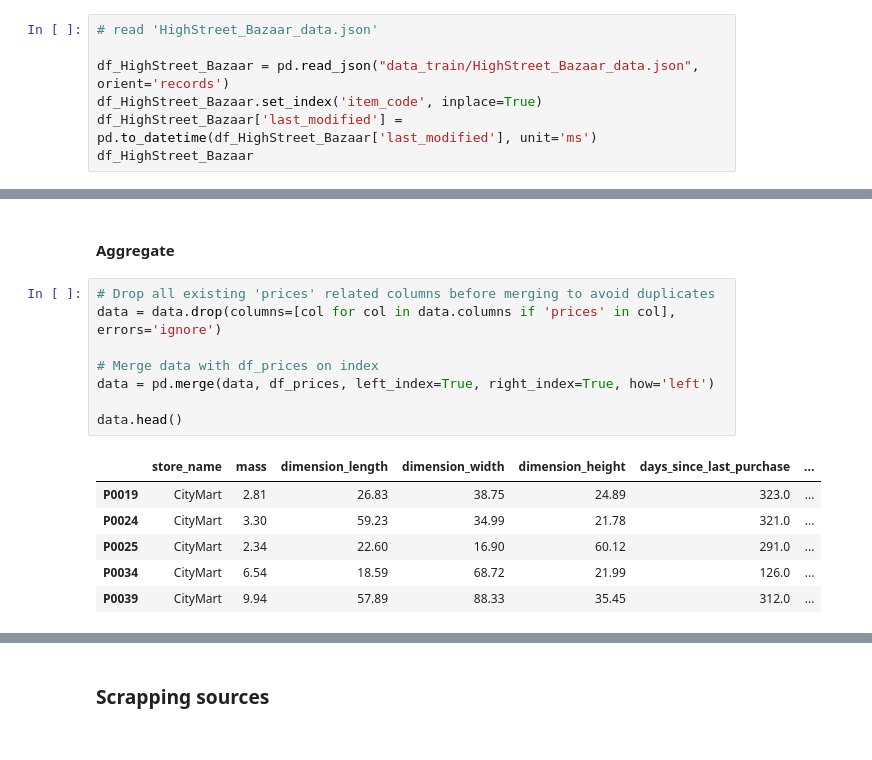
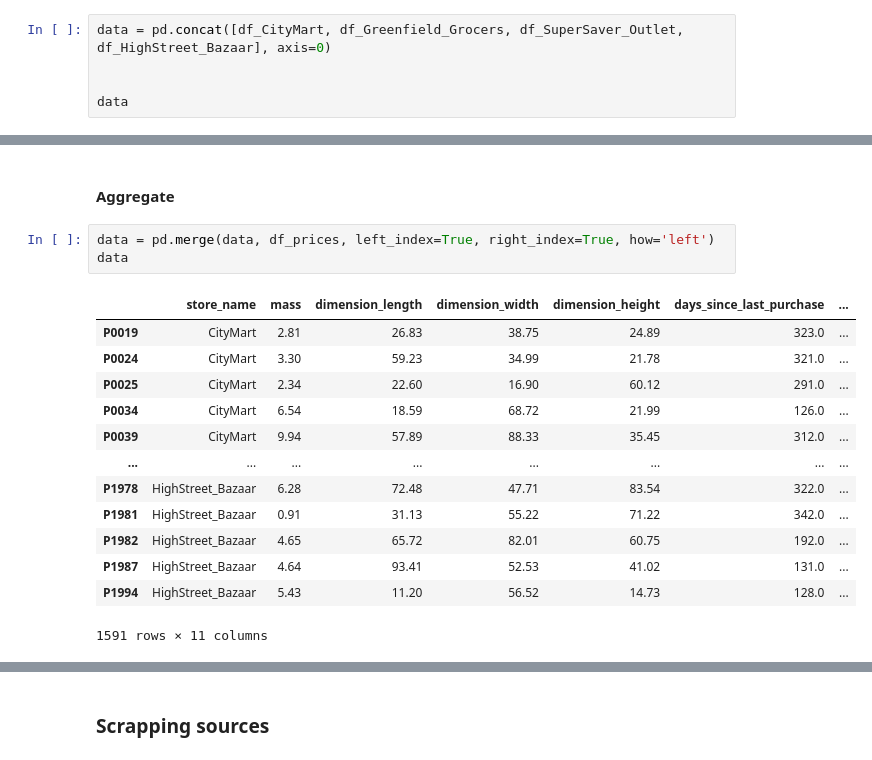
Before and after one commit to racousin/data_science_practice_2025, a Jupyter notebook: delvTom/module4/exercise1.ipynb, the cells around one changed output, grey strips where cells are left out. Cells and saved outputs as stored; diff of their text form.

```diff
--- a/delvTom/module4/exercise1.ipynb
+++ b/delvTom/module4/exercise1.ipynb
@@ -129,9 +125,7 @@ df_SuperSaver_Outlet
 # %%
-# read 'HighStreet_Bazaar_data.json'
+data = pd.concat([df_CityMart, df_Greenfield_Grocers, df_SuperSaver_Outlet, df_HighStreet_Bazaar], axis=0)
 
-df_HighStreet_Bazaar = pd.read_json("data_train/HighStreet_Bazaar_data.json", orient='records')
-df_HighStreet_Bazaar.set_index('item_code', inplace=True)
-df_HighStreet_Bazaar['last_modified'] = pd.to_datetime(df_HighStreet_Bazaar['last_modified'], unit='ms')
-df_HighStreet_Bazaar
+
+data
 # %% [output]
 |  | store_name | mass | dimension_length | dimension_width | dimension_height | days_since_last_purchase | ... |
@@ -294,20 +266,22 @@ df_prices.head()
 # %% [markdown]
 #### Aggregate
 # %%
-# Drop all existing 'prices' related columns before merging to avoid duplicates
-data = data.drop(columns=[col for col in data.columns if 'prices' in col], errors='ignore')
-
-# Merge data with df_prices on index
 data = pd.merge(data, df_prices, left_index=True, right_index=True, how='left')
-
-data.head()
+data
 # %% [output]
 |  | store_name | mass | dimension_length | dimension_width | dimension_height | days_since_last_purchase | ... |
 | P0019 | CityMart | 2.81 | 26.83 | 38.75 | 24.89 | 323.0 | ... |
 | P0024 | CityMart | 3.30 | 59.23 | 34.99 | 21.78 | 321.0 | ... |
 | P0025 | CityMart | 2.34 | 22.60 | 16.90 | 60.12 | 291.0 | ... |
 | P0034 | CityMart | 6.54 | 18.59 | 68.72 | 21.99 | 126.0 | ... |
 | P0039 | CityMart | 9.94 | 57.89 | 88.33 | 35.45 | 312.0 | ... |
+| ... | ... | ... | ... | ... | ... | ... | ... |
+| P1978 | HighStreet_Bazaar | 6.28 | 72.48 | 47.71 | 83.54 | 322.0 | ... |
+| P1981 | HighStreet_Bazaar | 0.91 | 31.13 | 55.22 | 71.22 | 342.0 | ... |
+| P1982 | HighStreet_Bazaar | 4.65 | 65.72 | 82.01 | 60.75 | 192.0 | ... |
+| P1987 | HighStreet_Bazaar | 4.64 | 93.41 | 52.53 | 41.02 | 131.0 | ... |
+| P1994 | HighStreet_Bazaar | 5.43 | 11.20 | 56.52 | 14.73 | 128.0 | ... |
+1591 rows × 11 columns
 # %%
 get_simple_baseline(data, fillna_value=-1, drop_cols=['store_name', 'last_modified'], k_fold=5, scaler='standard', model='linear', metric='mae', target_col='quantity_sold')
 # %% [output]
```
Also changed, not shown: parts of 27 cells of this notebook, 1 other file.
